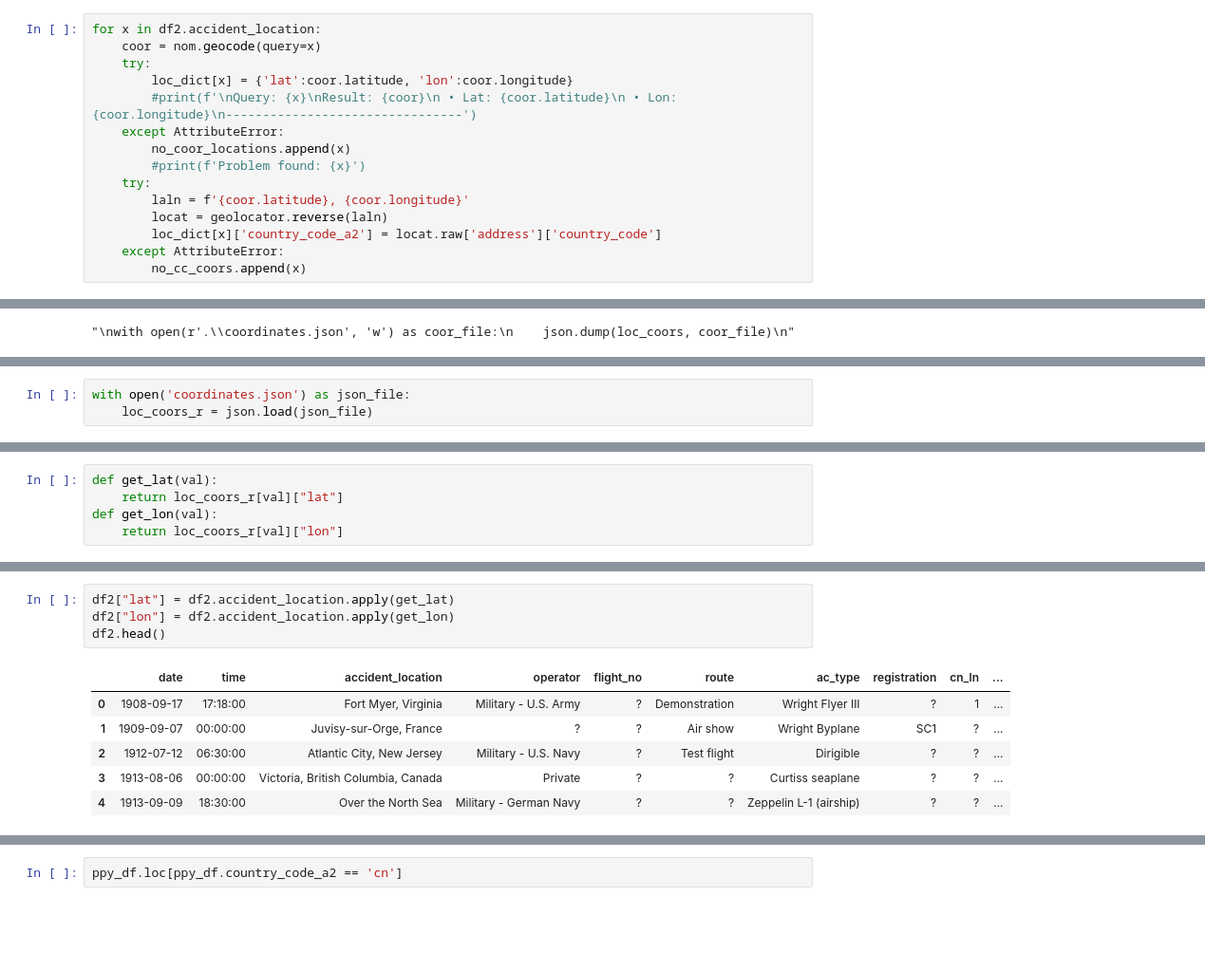
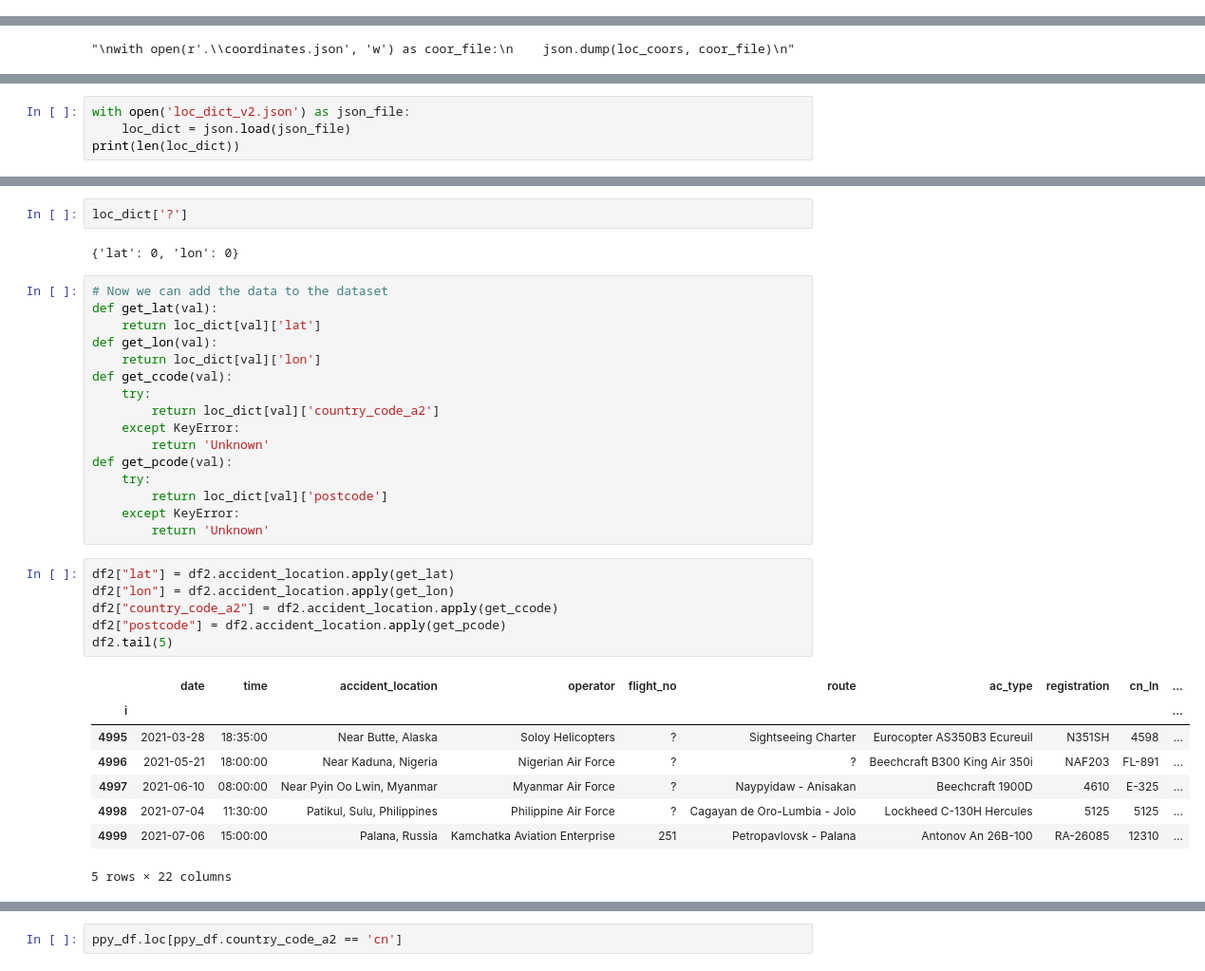
Before and after one commit to acidminded95/henry_PI_Data_Analytics, a Jupyter notebook: test.ipynb, the cells around one changed output, grey strips where cells are left out. Shown at 95% size. Drawn from its saved outputs; the diff is of its cells as text; blank space fills up the shorter version.

```diff
--- a/test.ipynb
+++ b/test.ipynb
@@ -552,15 +948,0 @@ no_cc_coors = []
-# %%
-for x in df2.accident_location:
-    coor = nom.geocode(query=x)
-    try:
-        loc_dict[x] = {'lat':coor.latitude, 'lon':coor.longitude}
-        #print(f'\nQuery: {x}\nResult: {coor}\n • Lat: {coor.latitude}\n • Lon: {coor.longitude}\n--------------------------------')
-    except AttributeError:
-        no_coor_locations.append(x)
-        #print(f'Problem found: {x}')
-    try:
-        laln = f'{coor.latitude}, {coor.longitude}'
-        locat = geolocator.reverse(laln)
-        loc_dict[x]['country_code_a2'] = locat.raw['address']['country_code']
-    except AttributeError:
-        no_cc_coors.append(x)
@@ -616,3 +983,4 @@ with open(r'.\coordinates.json', 'w') as coor_file:
 # %%
-with open('coordinates.json') as json_file:
-    loc_coors_r = json.load(json_file)
+with open('loc_dict_v2.json') as json_file:
+    loc_dict = json.load(json_file)
+print(len(loc_dict))
@@ -623,5 +988,0 @@ loc_coors_r['?']
-# %%
-def get_lat(val):
-    return loc_coors_r[val]["lat"]
-def get_lon(val):
-    return loc_coors_r[val]["lon"]
@@ -628,11 +1003,35 @@ def get_lon(val):
+# %%
+loc_dict['?']
+# %% [output]
+{'lat': 0, 'lon': 0}
+# %%
+# Now we can add the data to the dataset
+def get_lat(val):
+    return loc_dict[val]['lat']
+def get_lon(val):
+    return loc_dict[val]['lon']
+def get_ccode(val):
+    try:
+        return loc_dict[val]['country_code_a2']
+    except KeyError:
+        return 'Unknown'
+def get_pcode(val):
+    try:
+        return loc_dict[val]['postcode']
+    except KeyError:
+        return 'Unknown'
 # %%
 df2["lat"] = df2.accident_location.apply(get_lat)
 df2["lon"] = df2.accident_location.apply(get_lon)
-df2.head()
+df2["country_code_a2"] = df2.accident_location.apply(get_ccode)
+df2["postcode"] = df2.accident_location.apply(get_pcode)
+df2.tail(5)
 # %% [output]
 |  | date | time | accident_location | operator | flight_no | route | ac_type | registration | cn_ln | ... |
-| 0 | 1908-09-17 | 17:18:00 | Fort Myer, Virginia | Military - U.S. Army | ? | Demonstration | Wright Flyer III | ? | 1 | ... |
-| 1 | 1909-09-07 | 00:00:00 | Juvisy-sur-Orge, France | ? | ? | Air show | Wright Byplane | SC1 | ? | ... |
-| 2 | 1912-07-12 | 06:30:00 | Atlantic City, New Jersey | Military - U.S. Navy | ? | Test flight | Dirigible | ? | ? | ... |
-| 3 | 1913-08-06 | 00:00:00 | Victoria, British Columbia, Canada | Private | ? | ? | Curtiss seaplane | ? | ? | ... |
-| 4 | 1913-09-09 | 18:30:00 | Over the North Sea | Military - German Navy | ? | ? | Zeppelin L-1 (airship) | ? | ? | ... |
+| i |  |  |  |  |  |  |  |  |  | ... |
+| 4995 | 2021-03-28 | 18:35:00 | Near Butte, Alaska | Soloy Helicopters | ? | Sightseeing Charter | Eurocopter AS350B3 Ecureuil | N351SH | 4598 | ... |
+| 4996 | 2021-05-21 | 18:00:00 | Near Kaduna, Nigeria | Nigerian Air Force | ? | ? | Beechcraft B300 King Air 350i | NAF203 | FL-891 | ... |
+| 4997 | 2021-06-10 | 08:00:00 | Near Pyin Oo Lwin, Myanmar | Myanmar Air Force | ? | Naypyidaw - Anisakan | Beechcraft 1900D | 4610 | E-325 | ... |
+| 4998 | 2021-07-04 | 11:30:00 | Patikul, Sulu, Philippines | Philippine Air Force | ? | Cagayan de Oro-Lumbia - Jolo | Lockheed C-130H Hercules | 5125 | 5125 | ... |
+| 4999 | 2021-07-06 | 15:00:00 | Palana, Russia | Kamchatka Aviation Enterprise | 251 | Petropavlovsk - Palana | Antonov An 26B-100 | RA-26085 | 12310 | ... |
+5 rows × 22 columns
```
Also changed, not shown: parts of 145 cells of this notebook, 2 other files.
